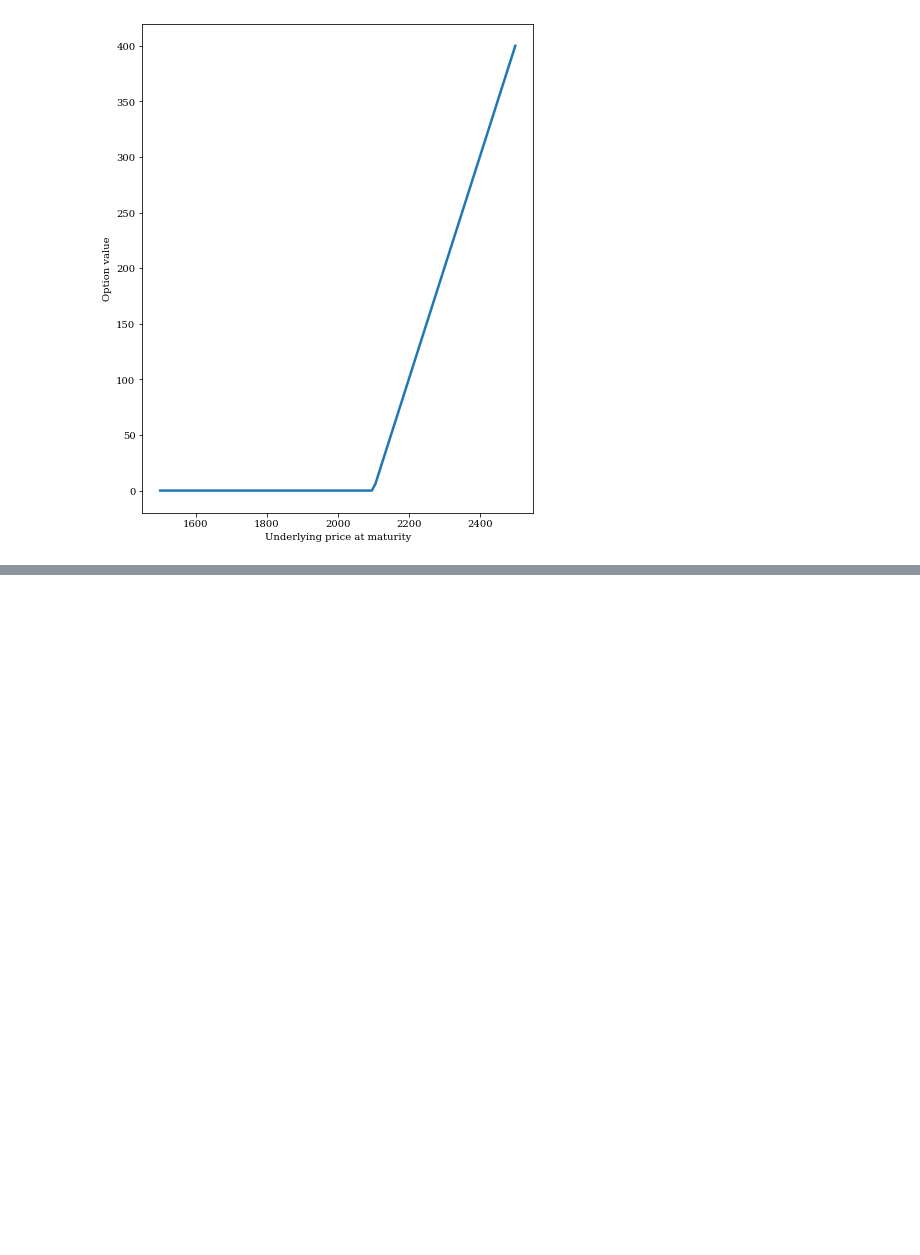
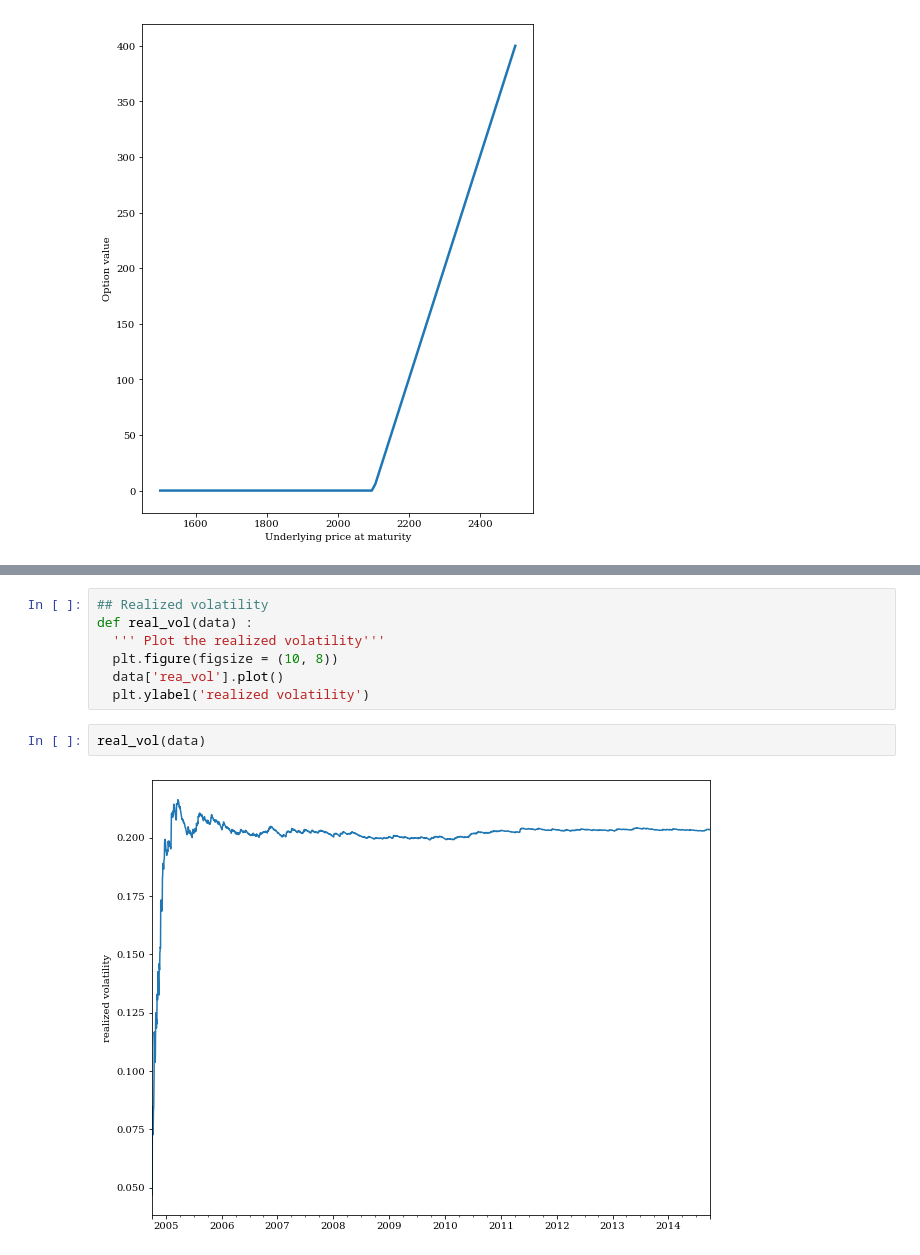
Before and after one commit to m-dabo/derivatives, a Jupyter notebook: Deriv.ipynb, the cells around one changed output, grey strips where cells are left out. Cells and saved outputs as stored; diff of their text form; blank space fills up the shorter version.

```diff
--- a/Deriv.ipynb
+++ b/Deriv.ipynb
@@ -33,0 +192,11 @@ Text(0, 0.5, 'Option value')
+# %%
+## Realized volatility
+def real_vol(data) :
+  ''' Plot the realized volatility'''
+  plt.figure(figsize = (10, 8))
+  data['rea_vol'].plot()
+  plt.ylabel('realized volatility')
+# %%
+real_vol(data)
+# %% [output]
+[figure, added]
```
Also changed, not shown: parts of 34 cells of this notebook.
